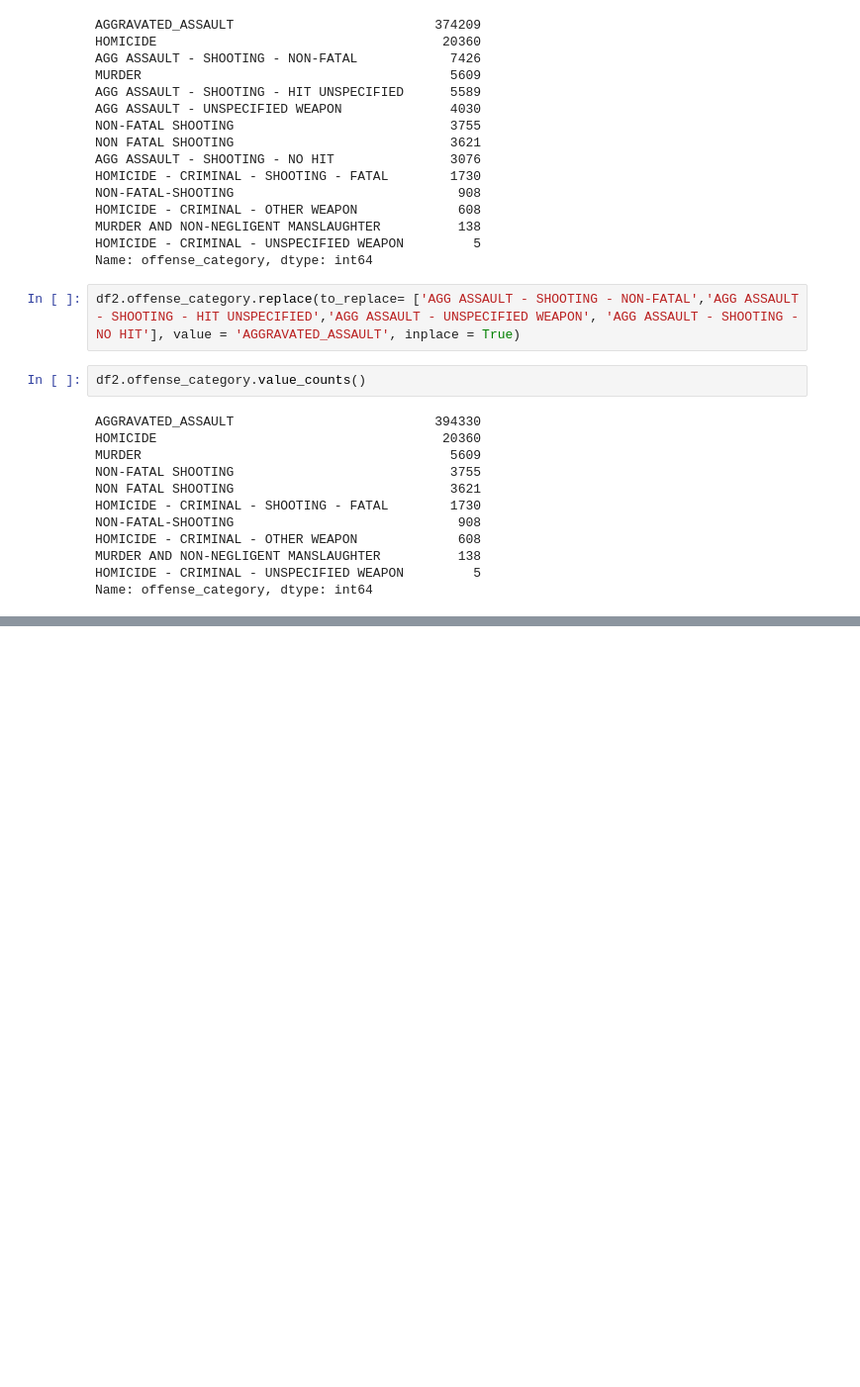
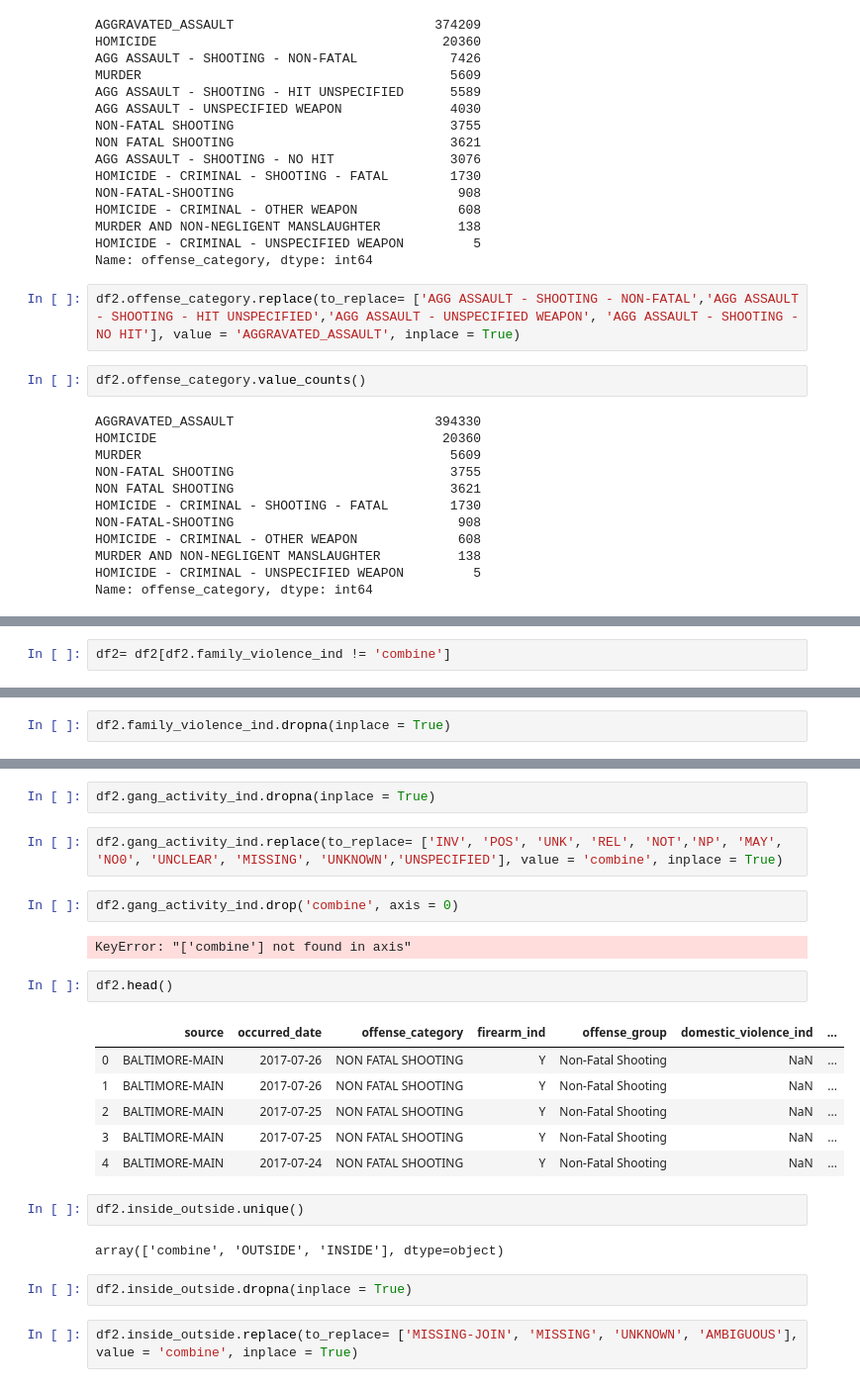
Before and after one commit to joseh4/classifying_gang_violence, a Jupyter notebook: working_notebook.ipynb, the cells around one changed output, grey strips where cells are left out. Shown: that part at 99% size. Saved outputs shown, nothing was run; the diff lists cells and outputs as text; blank space fills up the shorter version.

```diff
--- a/working_notebook.ipynb
+++ b/working_notebook.ipynb
@@ -302,0 +312,2 @@ memory usage: 176.8+ MB
+# %%
+df2= df2[df2.family_violence_ind != 'combine']
@@ -302,0 +328,2 @@ memory usage: 176.8+ MB
+# %%
+df2.family_violence_ind.dropna(inplace = True)
@@ -302,0 +342,25 @@ memory usage: 176.8+ MB
+# %%
+df2.gang_activity_ind.dropna(inplace = True)
+# %%
+df2.gang_activity_ind.replace(to_replace= ['INV', 'POS', 'UNK', 'REL', 'NOT','NP', 'MAY', 'NO0', 'UNCLEAR', 'MISSING', 'UNKNOWN','UNSPECIFIED'], value = 'combine', inplace = True)
+# %%
+df2.gang_activity_ind.drop('combine', axis = 0)
+# %% [output]
+KeyError: "['combine'] not found in axis"
+# %%
+df2.head()
+# %% [output]
+|  | source | occurred_date | offense_category | firearm_ind | offense_group | domestic_violence_ind | ... |
+| 0 | BALTIMORE-MAIN | 2017-07-26 | NON FATAL SHOOTING | Y | Non-Fatal Shooting | NaN | ... |
+| 1 | BALTIMORE-MAIN | 2017-07-26 | NON FATAL SHOOTING | Y | Non-Fatal Shooting | NaN | ... |
+| 2 | BALTIMORE-MAIN | 2017-07-25 | NON FATAL SHOOTING | Y | Non-Fatal Shooting | NaN | ... |
+| 3 | BALTIMORE-MAIN | 2017-07-25 | NON FATAL SHOOTING | Y | Non-Fatal Shooting | NaN | ... |
+| 4 | BALTIMORE-MAIN | 2017-07-24 | NON FATAL SHOOTING | Y | Non-Fatal Shooting | NaN | ... |
+# %%
+df2.inside_outside.unique()
+# %% [output]
+array(['combine', 'OUTSIDE', 'INSIDE'], dtype=object)
+# %%
+df2.inside_outside.dropna(inplace = True)
+# %%
+df2.inside_outside.replace(to_replace= ['MISSING-JOIN', 'MISSING', 'UNKNOWN', 'AMBIGUOUS'], value = 'combine', inplace = True)
```
Also changed, not shown: parts of 50 cells of this notebook.
